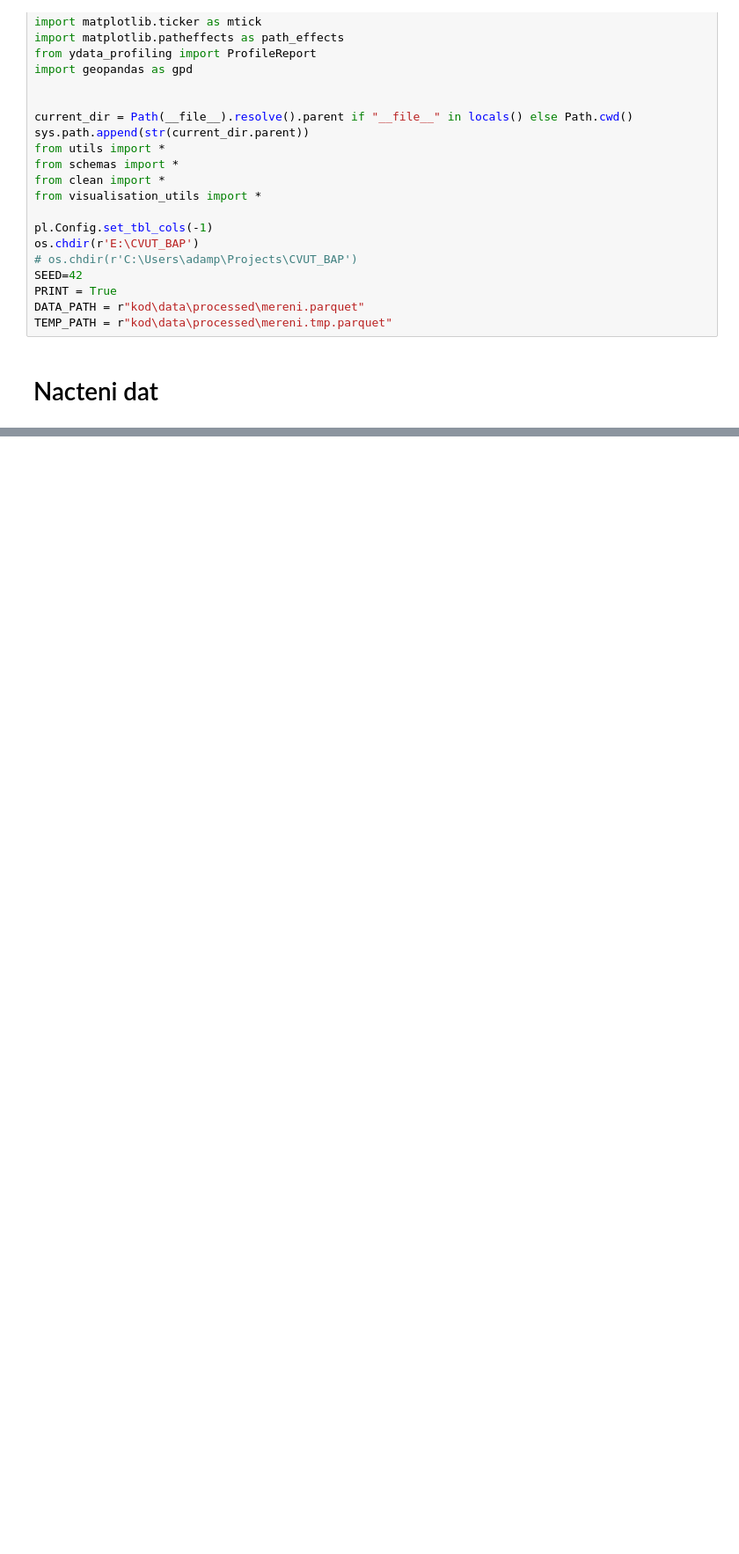
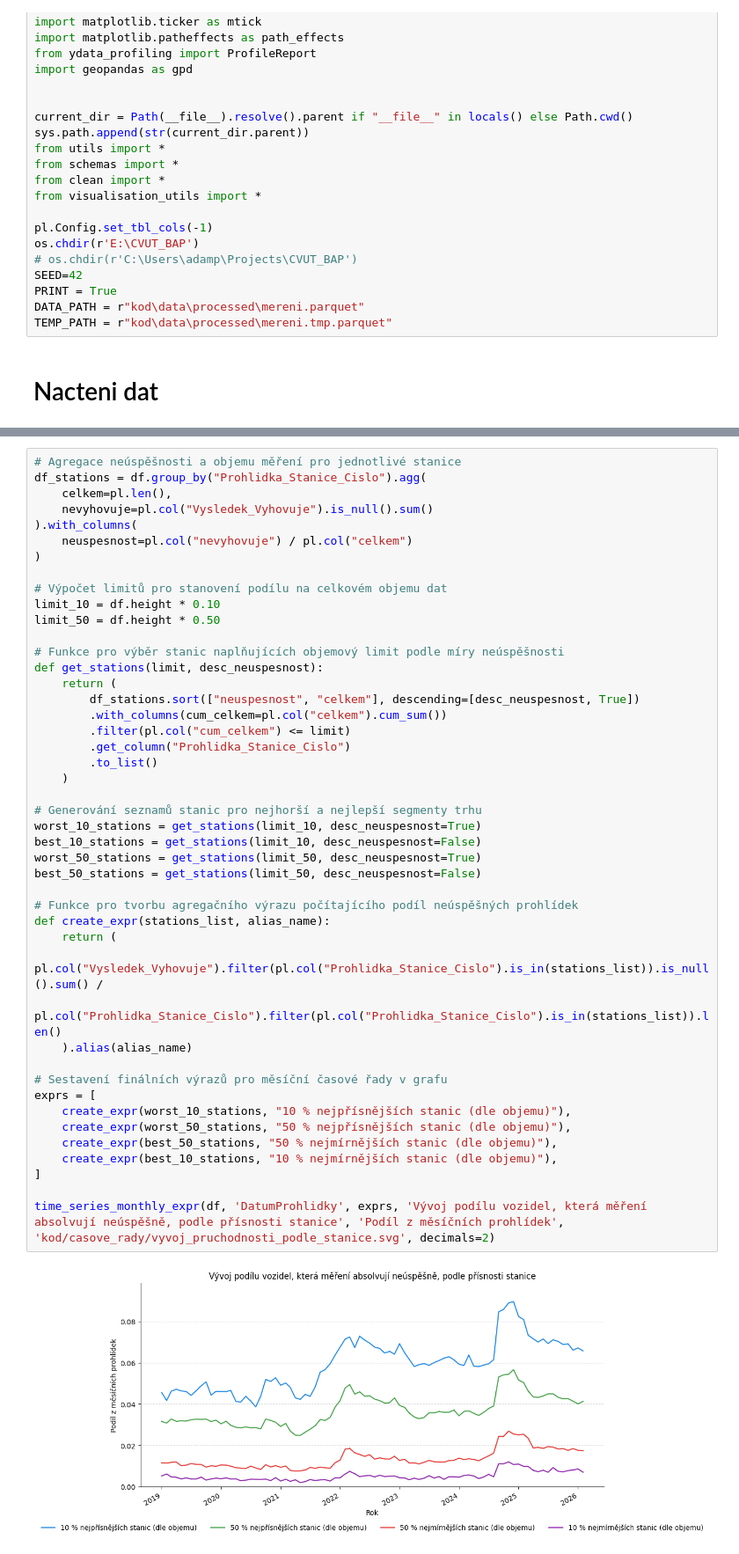
Before and after one commit to opendatalabcz/emissions-data-analysis-cz, a Jupyter notebook: kod/casove_rady/time_series.ipynb, the cells around one changed output, grey strips where cells are left out. Shown at 88% size. Drawn from its saved outputs; the diff is of its cells as text; blank space fills up the shorter version.

```diff
--- a/kod/casove_rady/time_series.ipynb
+++ b/kod/casove_rady/time_series.ipynb
@@ -50,0 +61,47 @@ len(df_mereni) - len(df_prohlidky)
+# %%
+# Agregace neúspěšnosti a objemu měření pro jednotlivé stanice
+df_stations = df.group_by("Prohlidka_Stanice_Cislo").agg(
+    celkem=pl.len(),
+    nevyhovuje=pl.col("Vysledek_Vyhovuje").is_null().sum()
+).with_columns(
+    neuspesnost=pl.col("nevyhovuje") / pl.col("celkem")
+)
+
+# Výpočet limitů pro stanovení podílu na celkovém objemu dat
+limit_10 = df.height * 0.10
+limit_50 = df.height * 0.50
+
+# Funkce pro výběr stanic naplňujících objemový limit podle míry neúspěšnosti
+def get_stations(limit, desc_neuspesnost):
+    return (
+        df_stations.sort(["neuspesnost", "celkem"], descending=[desc_neuspesnost, True])
+        .with_columns(cum_celkem=pl.col("celkem").cum_sum())
+        .filter(pl.col("cum_celkem") <= limit)
+        .get_column("Prohlidka_Stanice_Cislo")
+        .to_list()
+    )
+
+# Generování seznamů stanic pro nejhorší a nejlepší segmenty trhu
+worst_10_stations = get_stations(limit_10, desc_neuspesnost=True)
+best_10_stations = get_stations(limit_10, desc_neuspesnost=False)
+worst_50_stations = get_stations(limit_50, desc_neuspesnost=True)
+best_50_stations = get_stations(limit_50, desc_neuspesnost=False)
+
+# Funkce pro tvorbu agregačního výrazu počítajícího podíl neúspěšných prohlídek
+def create_expr(stations_list, alias_name):
+    return (
+        pl.col("Vysledek_Vyhovuje").filter(pl.col("Prohlidka_Stanice_Cislo").is_in(stations_list)).is_null().sum() /
+        pl.col("Prohlidka_Stanice_Cislo").filter(pl.col("Prohlidka_Stanice_Cislo").is_in(stations_list)).len()
+    ).alias(alias_name)
+
+# Sestavení finálních výrazů pro měsíční časové řady v grafu
+exprs = [
+    create_expr(worst_10_stations, "10 % nejpřísnějších stanic (dle objemu)"),
+    create_expr(worst_50_stations, "50 % nejpřísnějších stanic (dle objemu)"),
+    create_expr(best_50_stations, "50 % nejmírnějších stanic (dle objemu)"),
+    create_expr(best_10_stations, "10 % nejmírnějších stanic (dle objemu)"),
+]
+
+time_series_monthly_expr(df, 'DatumProhlidky', exprs, 'Vývoj podílu vozidel, která měření absolvují neúspěšně, podle přísnosti stanice', 'Podíl z měsíčních prohlídek', 'kod/casove_rady/vyvoj_pruchodnosti_podle_stanice.svg', decimals=2)
+# %% [output]
+[figure, added]
```
Also changed, not shown: parts of 14 cells of this notebook, 11 other files.
